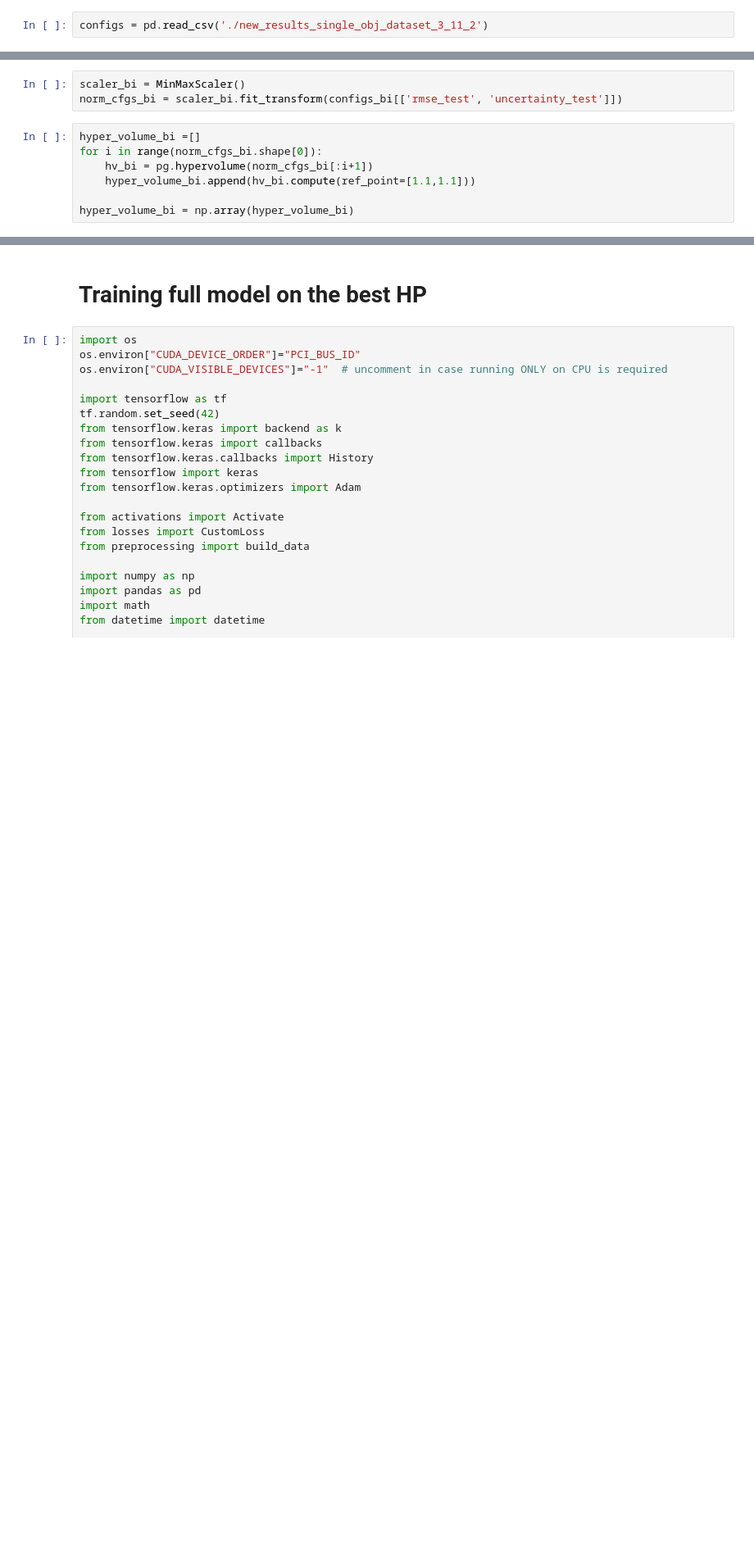
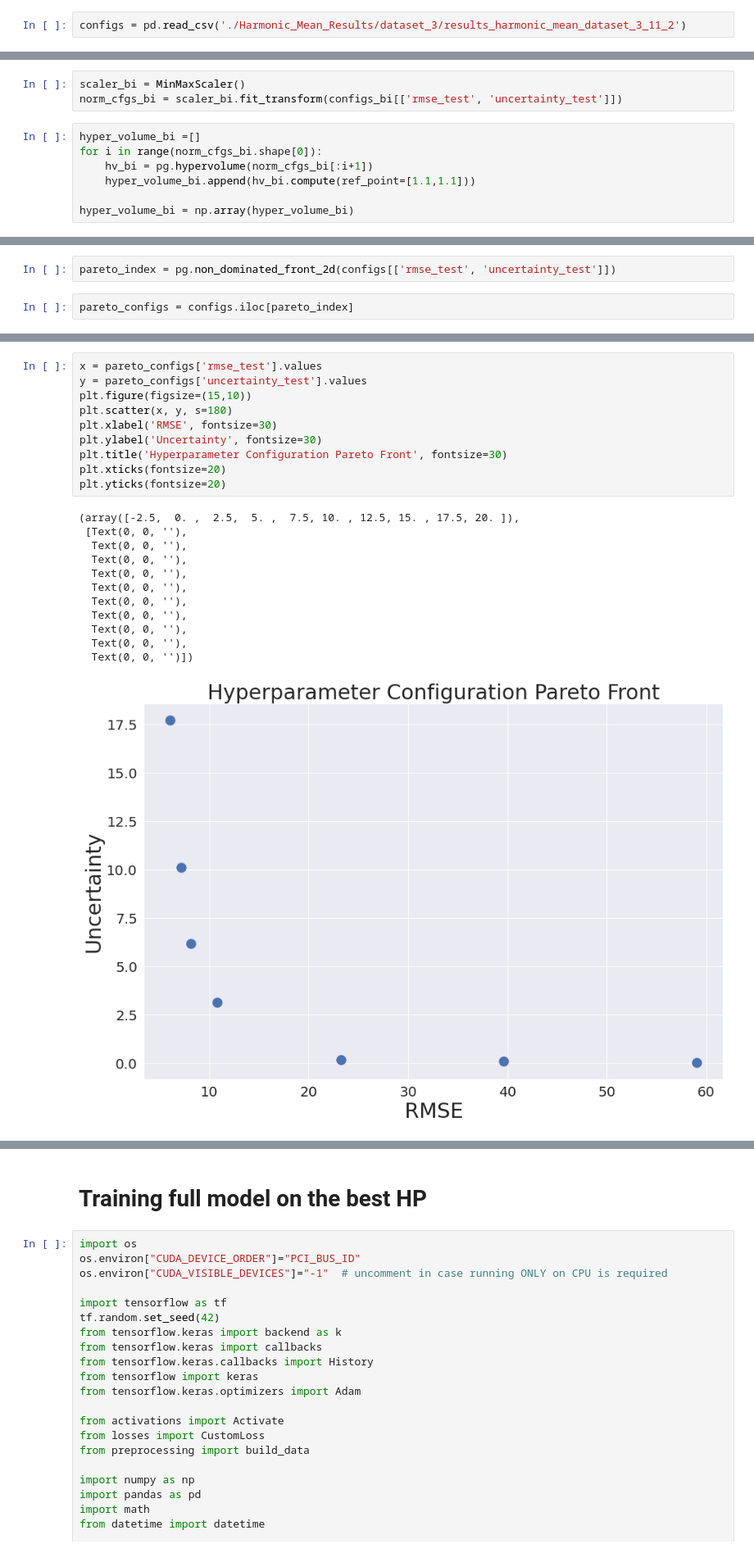
Before and after one commit to MariosKef/RULe, a Jupyter notebook: test_SO_dataset3.ipynb, the cells around one changed output, grey strips where cells are left out. Shown at 82% size. Cells and saved outputs as stored; diff of their text form; blank space fills up the shorter version.

```diff
--- a/test_SO_dataset3.ipynb
+++ b/test_SO_dataset3.ipynb
@@ -9,7 +9,7 @@ sns.set_theme()
 import numpy as np
 from sklearn.preprocessing import MinMaxScaler
 # %%
-configs = pd.read_csv('./new_results_single_obj_dataset_3_11_2')
+configs = pd.read_csv('./Harmonic_Mean_Results/dataset_3/results_harmonic_mean_dataset_3_11_2')
 # %%
 configs.head()
 # %% [output]
@@ -122,0 +76,4 @@ hyper_volume_bi[-1]
+# %%
+pareto_index = pg.non_dominated_front_2d(configs[['rmse_test', 'uncertainty_test']])
+# %%
+pareto_configs = configs.iloc[pareto_index]
@@ -122,0 +91,23 @@ hyper_volume_bi[-1]
+# %%
+x = pareto_configs['rmse_test'].values
+y = pareto_configs['uncertainty_test'].values
+plt.figure(figsize=(15,10))
+plt.scatter(x, y, s=180)
+plt.xlabel('RMSE', fontsize=30)
+plt.ylabel('Uncertainty', fontsize=30)
+plt.title('Hyperparameter Configuration Pareto Front', fontsize=30)
+plt.xticks(fontsize=20)
+plt.yticks(fontsize=20)
+# %% [output]
+(array([-2.5,  0. ,  2.5,  5. ,  7.5, 10. , 12.5, 15. , 17.5, 20. ]),
+ [Text(0, 0, ''),
+  Text(0, 0, ''),
+  Text(0, 0, ''),
+  Text(0, 0, ''),
+  Text(0, 0, ''),
+  Text(0, 0, ''),
+  Text(0, 0, ''),
+  Text(0, 0, ''),
+  Text(0, 0, ''),
+  Text(0, 0, '')])
+[figure, added]
```
Also changed, not shown: parts of 31 cells of this notebook, 2 other files.
